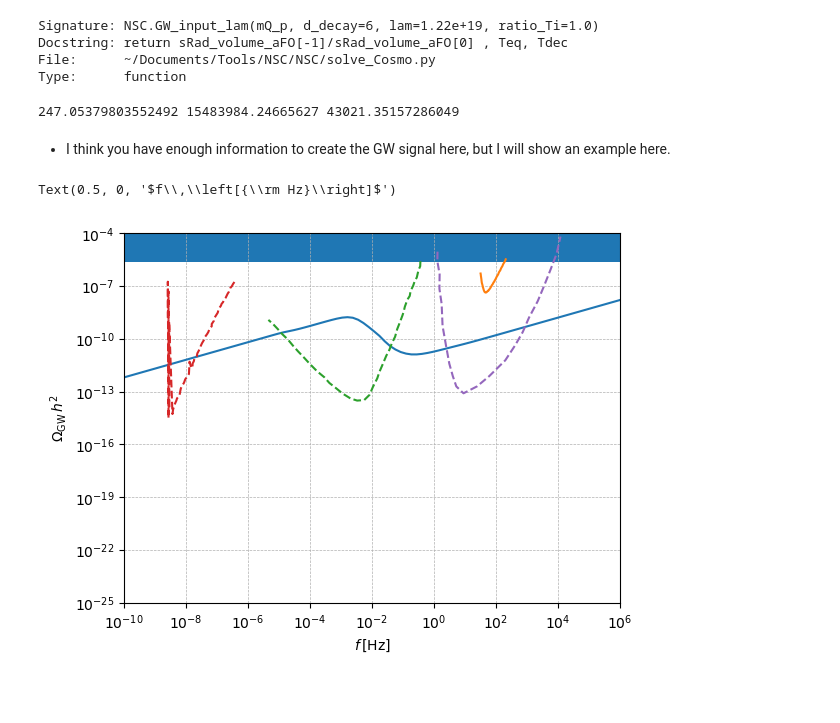
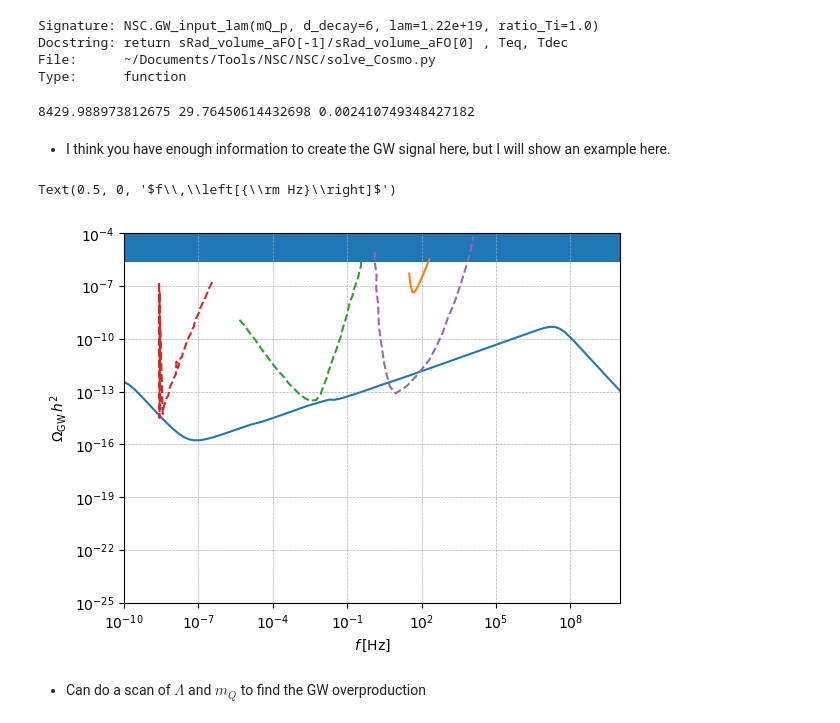
Before and after one commit to cheekyparticle/NSC, a Jupyter notebook: NSC/Example.ipynb, the cells around one changed output. Cells and saved outputs as stored; diff of their text form; code cells hidden in the pictures; blank space fills up the shorter version.

```diff
--- a/NSC/Example.ipynb
+++ b/NSC/Example.ipynb
@@ -71,11 +71,11 @@ Docstring: return sRad_volume_aFO[-1]/sRad_volume_aFO[0] , Teq, Tdec
 File:      ~/Documents/Tools/NSC/NSC/solve_Cosmo.py
 Type:      function
 # %%
-invdil, Teq, Tdec = NSC.GW_input_lam(1e12, 6, 1e16)
+invdil, Teq, Tdec = NSC.GW_input_lam(1e9, 6, 1e16)
 
 print(invdil, Teq, Tdec)
 # %% [output]
-247.05379803552492 15483984.24665627 43021.35157286049
+8429.988973812675 29.76450614432698 0.002410749348427182
 # %% [markdown]
 - I think you have enough information to create the GW signal here, but I will show an example here.
 # %%
@@ -88,7 +88,7 @@ TRH = 1e16
 nT = 0.5
 
 
-fspace = np.logspace(-10, 7, 100)
+fspace = np.logspace(-10, 10, 100)
 k_values = 2*np.pi*fspace
 # %%
 GW_results = []
@@ -108,25 +108,27 @@ else:
 # %%
 fig, ax =  plt.subplots()
 
 
 plt.loglog(fspace, GW_results)
 
 
 plt.loglog(10**GW.LIGOf, 10**GW.LIGO_OmGW)
 
 plt.loglog(10**GW.LISAf, 10**GW.LISA_OmGW, ls='--')
 plt.loglog(10**GW.SKA20f, 10**GW.SKA20_om, ls='--')
 plt.loglog(GW.ETf, GW.ET_om, ls='--')
 
 plt.axhspan(0.4*5.6e-6, 1)
 
 
-plt.xlim(xmin=1e-10, xmax=1e6)
+plt.xlim(xmin=1e-10, xmax=1e10)
 plt.ylim(1e-25, 1e-4)
 ax.grid(which='both', linestyle='--', linewidth=0.5)
 
 plt.ylabel(r'$\Omega_{\rm GW}\, h^2$')
 plt.xlabel(r'$f\,\left[{\rm Hz}\right]$')
 # %% [output]
 Text(0.5, 0, '$f\\,\\left[{\\rm Hz}\\right]$')
-[figure, old version]
+[figure, new version]
+# %% [markdown]
+- Can do a scan of $\Lambda$ and $m_Q$ to find the GW overproduction
```
Also changed, not shown: parts of 6 cells of this notebook, 1 other file.
